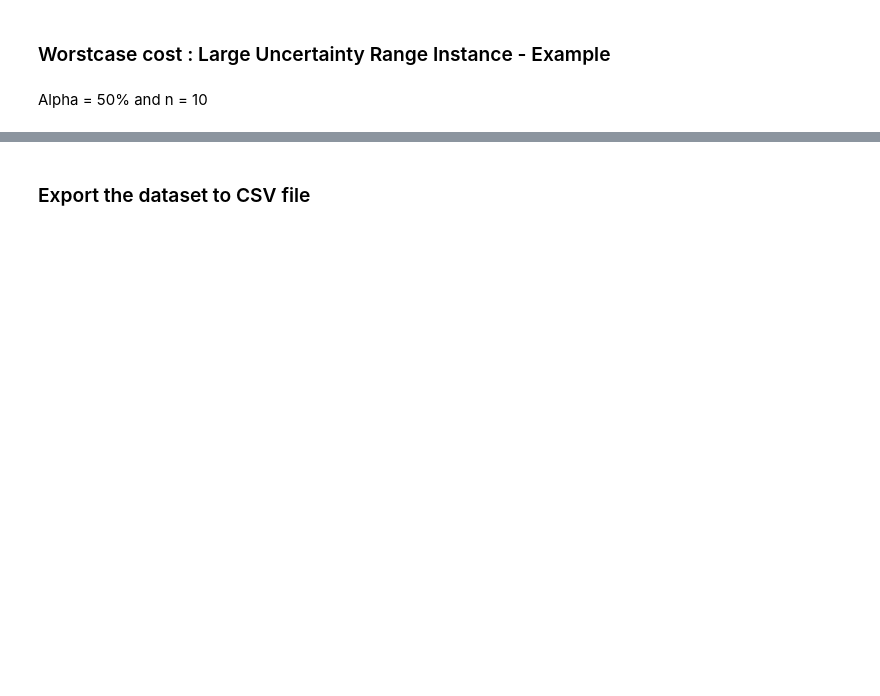
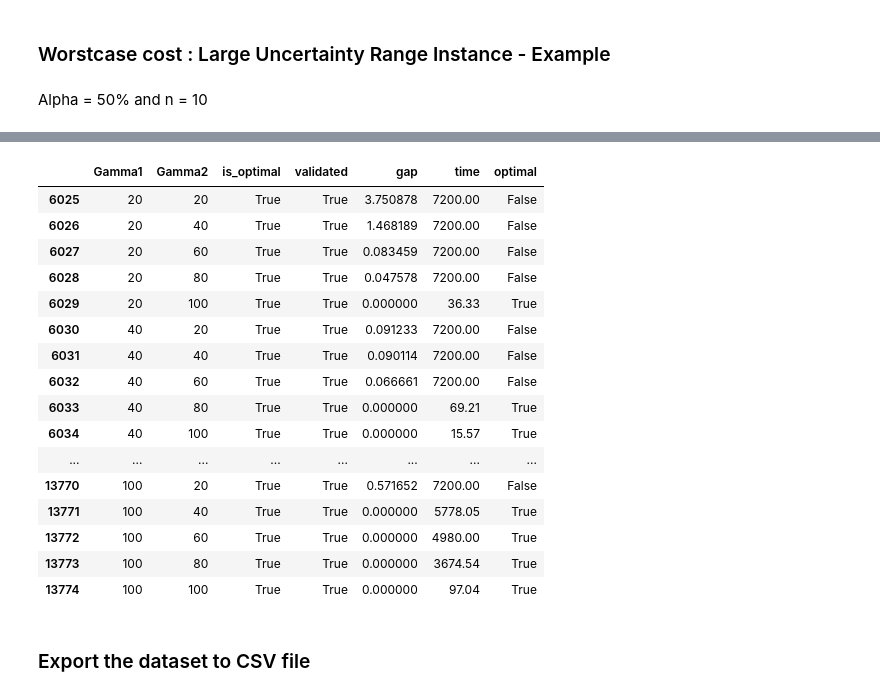
Before and after one commit to levorato/2RPFS_Cmax_Budget, a Jupyter notebook: 0.3_2RPFS_Cmax_CCG_Result_Tables_Graphs.ipynb, the cells around one changed output, grey strips where cells are left out. Drawn from its saved outputs; the diff is of its cells as text; code cells hidden in the pictures; blank space fills up the shorter version.

```diff
--- a/0.3_2RPFS_Cmax_CCG_Result_Tables_Graphs.ipynb
+++ b/0.3_2RPFS_Cmax_CCG_Result_Tables_Graphs.ipynb
@@ -154,3 +332,27 @@ plot_worstcase_comparison(filename, {'Det_d0' : df_det_d0, 'Det_d100' : df_det_d
+# %%
+def get_instance_solution_info(df_rpfs, instance_name):
+    return df_rpfs[(df_rpfs['instance_name'] == instance_name)][['Gamma1', 'Gamma2', 'is_optimal',
+                                                                   'validated', 'gap', 'time', 'optimal']]
+# %%
+get_instance_solution_info(df_rpfs, 'RB1505002.txt')
+# %% [output]
+|  | Gamma1 | Gamma2 | is_optimal | validated | gap | time | optimal |
+| 6025 | 20 | 20 | True | True | 3.750878 | 7200.00 | False |
+| 6026 | 20 | 40 | True | True | 1.468189 | 7200.00 | False |
+| 6027 | 20 | 60 | True | True | 0.083459 | 7200.00 | False |
+| 6028 | 20 | 80 | True | True | 0.047578 | 7200.00 | False |
+| 6029 | 20 | 100 | True | True | 0.000000 | 36.33 | True |
+| 6030 | 40 | 20 | True | True | 0.091233 | 7200.00 | False |
+| 6031 | 40 | 40 | True | True | 0.090114 | 7200.00 | False |
+| 6032 | 40 | 60 | True | True | 0.066661 | 7200.00 | False |
+| 6033 | 40 | 80 | True | True | 0.000000 | 69.21 | True |
+| 6034 | 40 | 100 | True | True | 0.000000 | 15.57 | True |
+| ... | ... | ... | ... | ... | ... | ... | ... |
+| 13770 | 100 | 20 | True | True | 0.571652 | 7200.00 | False |
+| 13771 | 100 | 40 | True | True | 0.000000 | 5778.05 | True |
+| 13772 | 100 | 60 | True | True | 0.000000 | 4980.00 | True |
+| 13773 | 100 | 80 | True | True | 0.000000 | 3674.54 | True |
+| 13774 | 100 | 100 | True | True | 0.000000 | 97.04 | True |
 # %% [markdown]
 ### Export the dataset to CSV file
 # %%
```
Also changed, not shown: parts of 26 cells of this notebook.
